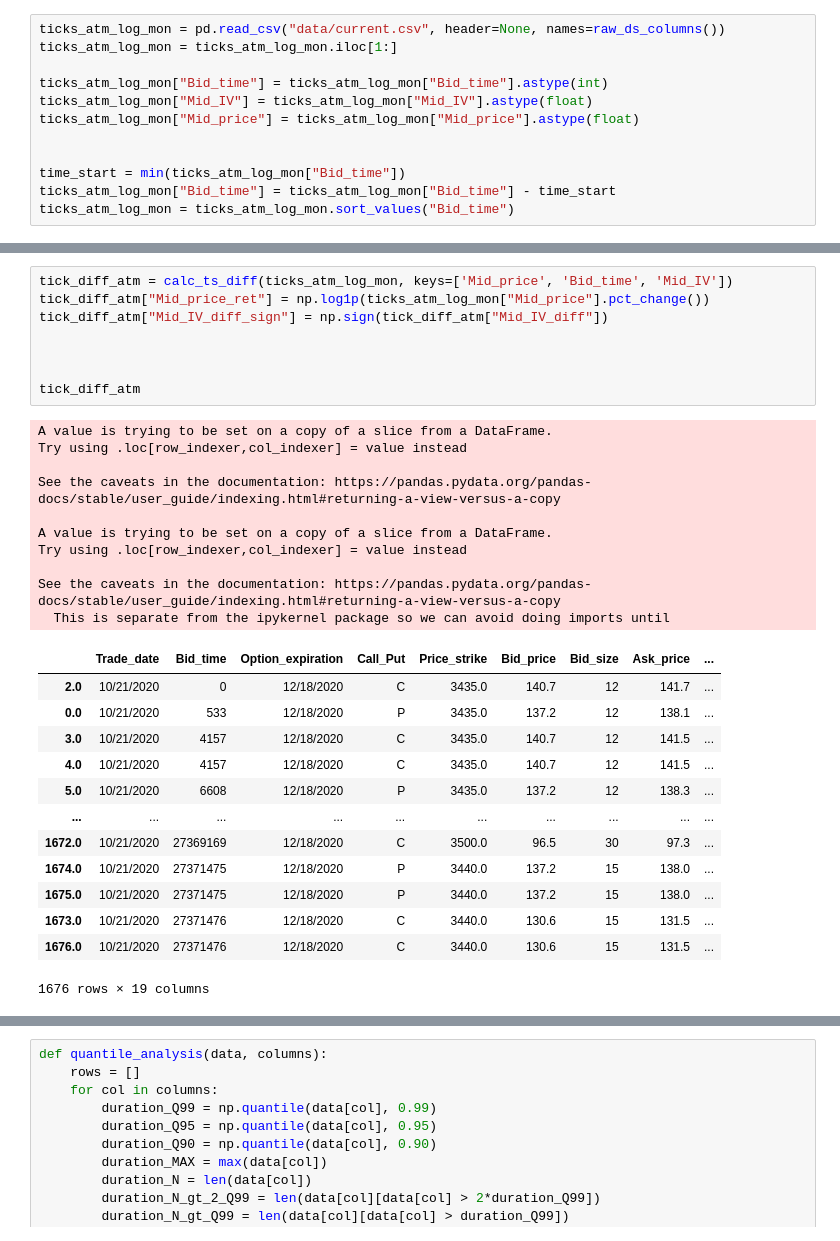
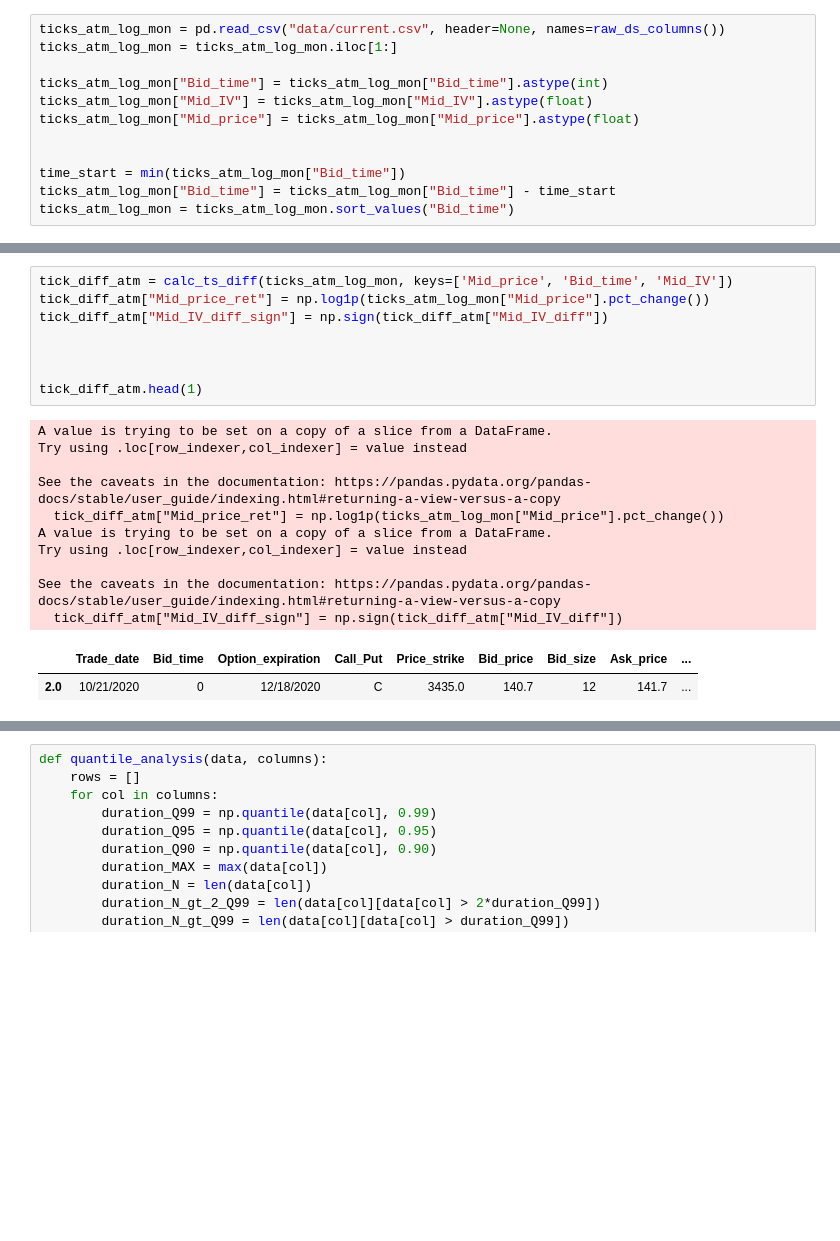
Before and after one commit to eugene195/HPVol, a Jupyter notebook: Data_plots.ipynb, the cells around one changed output, grey strips where cells are left out. Saved outputs shown, nothing was run; the diff lists cells and outputs as text; blank space fills up the shorter version.

```diff
--- a/Data_plots.ipynb
+++ b/Data_plots.ipynb
@@ -45,35 +49,24 @@ ticks_atm_log_mon
 # %%
 tick_diff_atm = calc_ts_diff(ticks_atm_log_mon, keys=['Mid_price', 'Bid_time', 'Mid_IV'])
 tick_diff_atm["Mid_price_ret"] = np.log1p(ticks_atm_log_mon["Mid_price"].pct_change())
 tick_diff_atm["Mid_IV_diff_sign"] = np.sign(tick_diff_atm["Mid_IV_diff"])
 
 
 
-tick_diff_atm
+tick_diff_atm.head(1)
 # %% [output]
 A value is trying to be set on a copy of a slice from a DataFrame.
 Try using .loc[row_indexer,col_indexer] = value instead
 
 See the caveats in the documentation: https://pandas.pydata.org/pandas-docs/stable/user_guide/indexing.html#returning-a-view-versus-a-copy
-
+  tick_diff_atm["Mid_price_ret"] = np.log1p(ticks_atm_log_mon["Mid_price"].pct_change())
 A value is trying to be set on a copy of a slice from a DataFrame.
 Try using .loc[row_indexer,col_indexer] = value instead
 
 See the caveats in the documentation: https://pandas.pydata.org/pandas-docs/stable/user_guide/indexing.html#returning-a-view-versus-a-copy
-  This is separate from the ipykernel package so we can avoid doing imports until
+  tick_diff_atm["Mid_IV_diff_sign"] = np.sign(tick_diff_atm["Mid_IV_diff"])
 |  | Trade_date | Bid_time | Option_expiration | Call_Put | Price_strike | Bid_price | Bid_size | Ask_price | ... |
 | 2.0 | 10/21/2020 | 0 | 12/18/2020 | C | 3435.0 | 140.7 | 12 | 141.7 | ... |
-| 0.0 | 10/21/2020 | 533 | 12/18/2020 | P | 3435.0 | 137.2 | 12 | 138.1 | ... |
-| 3.0 | 10/21/2020 | 4157 | 12/18/2020 | C | 3435.0 | 140.7 | 12 | 141.5 | ... |
-| 4.0 | 10/21/2020 | 4157 | 12/18/2020 | C | 3435.0 | 140.7 | 12 | 141.5 | ... |
-| 5.0 | 10/21/2020 | 6608 | 12/18/2020 | P | 3435.0 | 137.2 | 12 | 138.3 | ... |
-| ... | ... | ... | ... | ... | ... | ... | ... | ... | ... |
-| 1672.0 | 10/21/2020 | 27369169 | 12/18/2020 | C | 3500.0 | 96.5 | 30 | 97.3 | ... |
-| 1674.0 | 10/21/2020 | 27371475 | 12/18/2020 | P | 3440.0 | 137.2 | 15 | 138.0 | ... |
-| 1675.0 | 10/21/2020 | 27371475 | 12/18/2020 | P | 3440.0 | 137.2 | 15 | 138.0 | ... |
-| 1673.0 | 10/21/2020 | 27371476 | 12/18/2020 | C | 3440.0 | 130.6 | 15 | 131.5 | ... |
-| 1676.0 | 10/21/2020 | 27371476 | 12/18/2020 | C | 3440.0 | 130.6 | 15 | 131.5 | ... |
-1676 rows × 19 columns
 # %%
 
 def distr_hist(data, bins=200):
```
Also changed, not shown: parts of 22 cells of this notebook.
